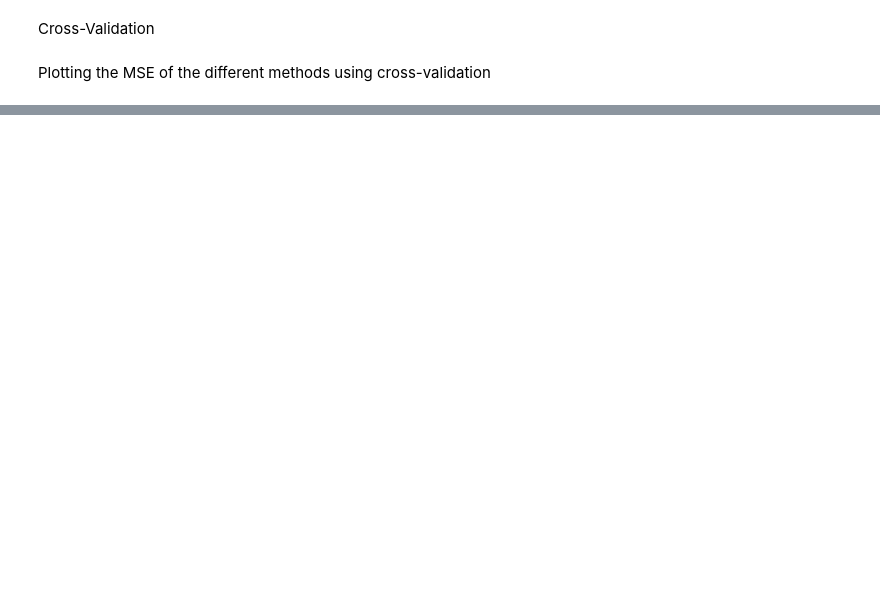
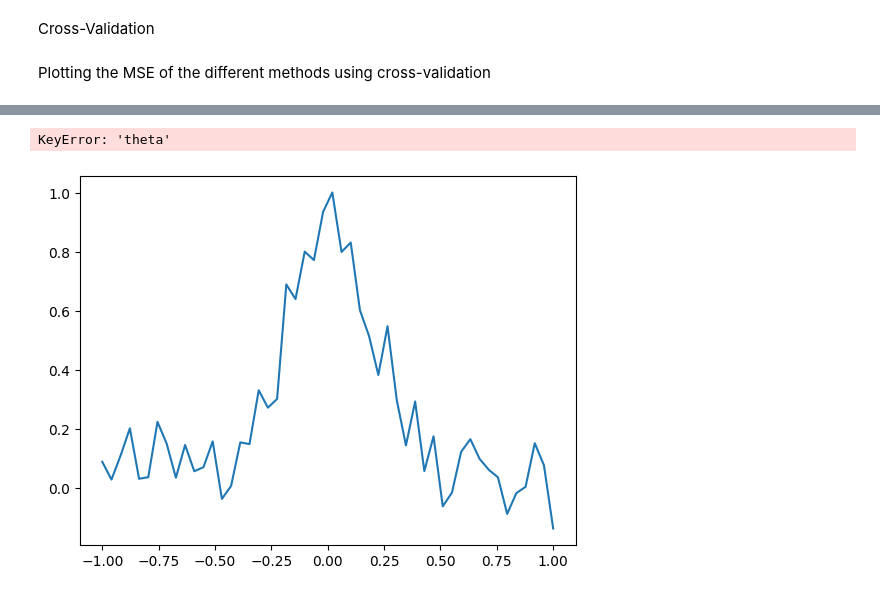
Before and after one commit to EiHol/Project1_FYSSTK3155-4155, a Jupyter notebook: Code/CV_results.ipynb, the cells around one changed output, grey strips where cells are left out. Saved outputs shown, nothing was run; the diff lists cells and outputs as text; code cells hidden in the pictures; blank space fills up the shorter version.

```diff
--- a/Code/CV_results.ipynb
+++ b/Code/CV_results.ipynb
@@ -46,0 +69,12 @@ plt.show()
+# %%
+x = x.reshape(-1, 1)
+y = y.reshape(-1, 1)
+
+poly_features = PolynomialFeatures(8)
+X = poly_features.fit_transform(x)
+# %%
+plt.plot(x, y)
+plt.plot(x, (np.mean([r["theta"] for r in res_CV_OLS]) @ X))
+# %% [output]
+KeyError: 'theta'
+[figure, added]
```
Also changed, not shown: parts of 4 cells of this notebook, 3 other files.
